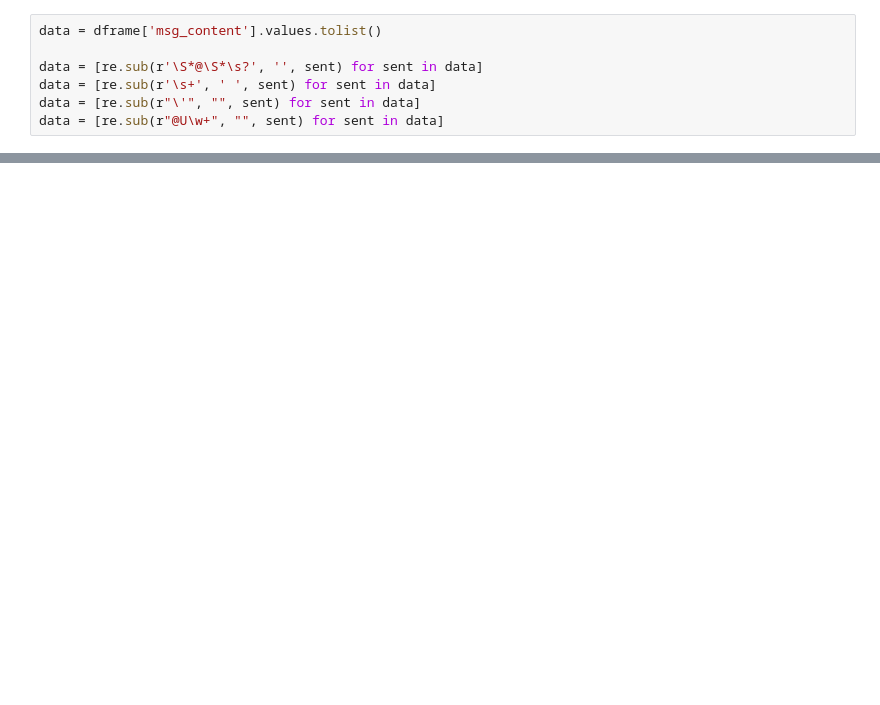
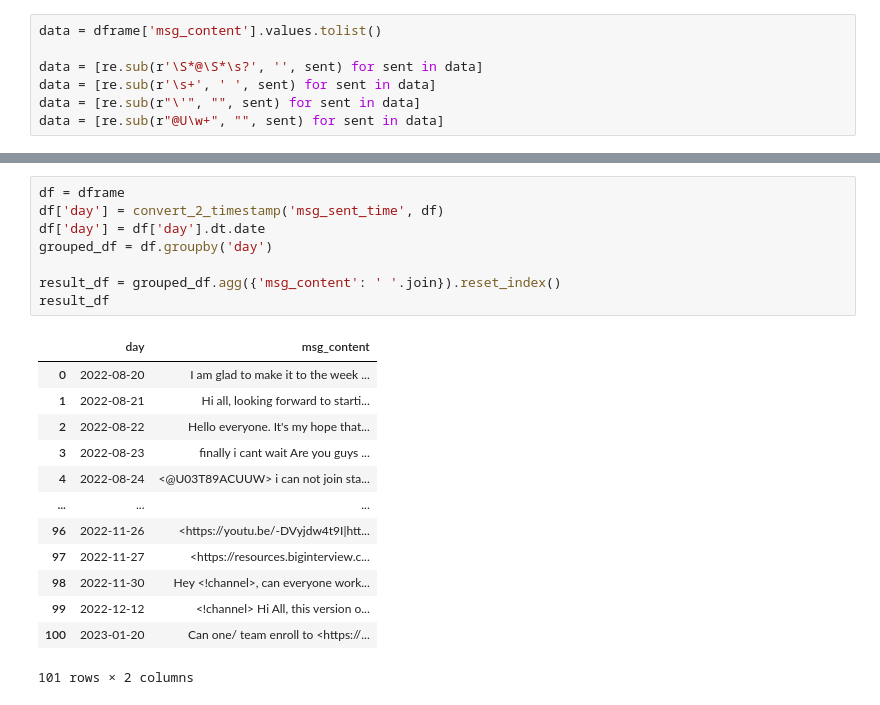
Before and after one commit to YOFTAHEGIZ/Slack-data-analysis, a Jupyter notebook: notebooks/parse_slack_data.ipynb, the cells around one changed output, grey strips where cells are left out. Drawn from its saved outputs; the diff is of its cells as text; blank space fills up the shorter version.

```diff
--- a/notebooks/parse_slack_data.ipynb
+++ b/notebooks/parse_slack_data.ipynb
@@ -495,0 +575,22 @@ NameError: name 'gensim' is not defined
+# %%
+df = dframe
+df['day'] = convert_2_timestamp('msg_sent_time', df)
+df['day'] = df['day'].dt.date
+grouped_df = df.groupby('day')
+
+result_df = grouped_df.agg({'msg_content': ' '.join}).reset_index()
+result_df
+# %% [output]
+|  | day | msg_content |
+| 0 | 2022-08-20 | I am glad to make it to the week ... |
+| 1 | 2022-08-21 | Hi all, looking forward to starti... |
+| 2 | 2022-08-22 | Hello everyone. It's my hope that... |
+| 3 | 2022-08-23 | finally i cant wait Are you guys ... |
+| 4 | 2022-08-24 | <@U03T89ACUUW> i can not join sta... |
+| ... | ... | ... |
+| 96 | 2022-11-26 | <https://youtu.be/-DVyjdw4t9I|htt... |
+| 97 | 2022-11-27 | <https://resources.biginterview.c... |
+| 98 | 2022-11-30 | Hey <!channel>, can everyone work... |
+| 99 | 2022-12-12 | <!channel> Hi All, this version o... |
+| 100 | 2023-01-20 | Can one/ team enroll to <https://... |
+101 rows × 2 columns
```
Also changed, not shown: parts of 13 cells of this notebook.
